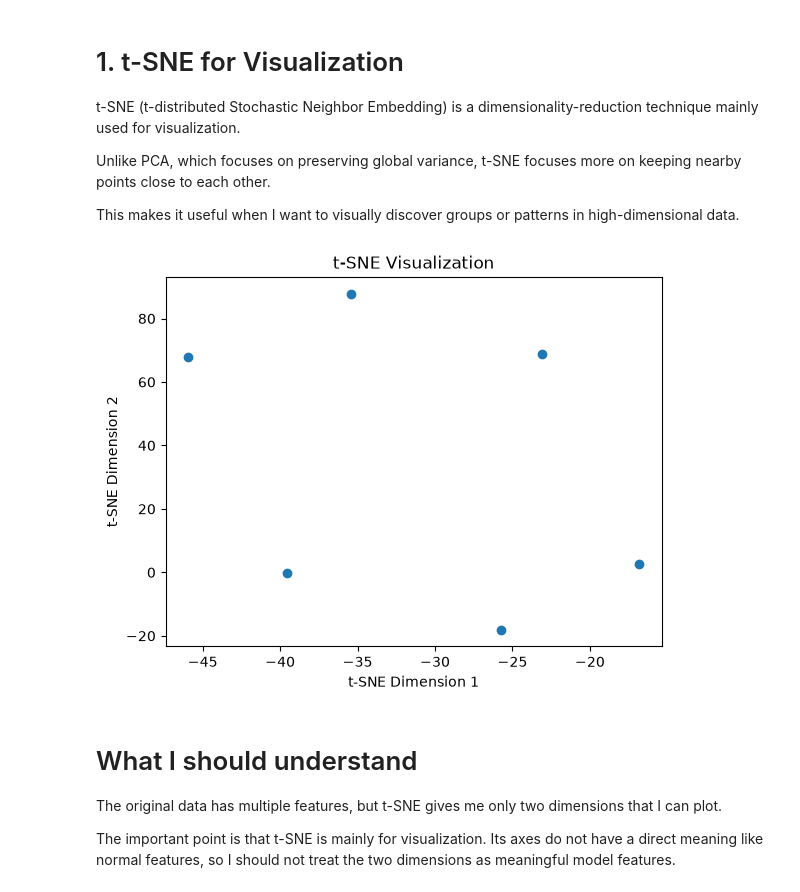
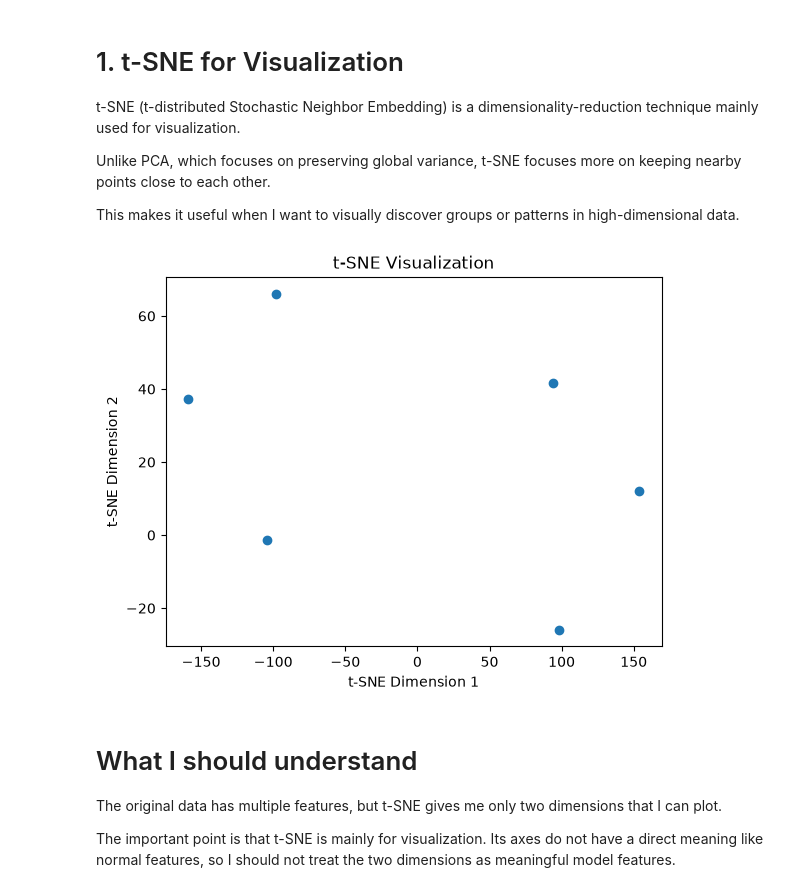
Before and after one commit to Aya-maali/BinX-AI-ML, a Jupyter notebook: Week5/Day4/t_SNE_Anomaly_Detection.ipynb, the cells around one changed output. Saved outputs shown, nothing was run; the diff lists cells and outputs as text; code cells hidden in the pictures.

```diff
--- a/Week5/Day4/t_SNE_Anomaly_Detection.ipynb
+++ b/Week5/Day4/t_SNE_Anomaly_Detection.ipynb
@@ -21,36 +21,36 @@ from sklearn.manifold import TSNE
 
 # Example data with several features.
 # t-SNE will reduce these features into 2 dimensions.
 X = np.array([
     [1.0, 1.2, 0.9, 1.1],
     [1.2, 1.0, 1.1, 0.8],
     [1.1, 1.3, 1.0, 1.2],
 
     [5.0, 5.2, 4.9, 5.1],
     [5.2, 4.9, 5.1, 5.0],
     [4.8, 5.1, 5.0, 5.2]
 ])
 
 # Reduce the original features to 2 dimensions
 # so they can be visualized in a scatter plot.
 tsne = TSNE(
     n_components=2,
-    perplexity=3,
-    random_state=42
+    perplexity=3,#for small datasets, a lower perplexity value (e.g., 5-50) is often recommended. For larger datasets, a higher perplexity value (e.g., 30-100) may be more appropriate.
+    learning_rate=200,
 )
 
 X_tsne = tsne.fit_transform(X)
 
 # Plot the new 2D representation.
 plt.scatter(X_tsne[:, 0], X_tsne[:, 1])
 
 plt.xlabel("t-SNE Dimension 1")
 plt.ylabel("t-SNE Dimension 2")
 plt.title("t-SNE Visualization")
 
 plt.show()
 # %% [output]
-[figure, old version]
+[figure, new version]
 # %% [markdown]
 # What I should understand
 
```
Also changed, not shown: parts of 9 cells of this notebook, 4 other files.
